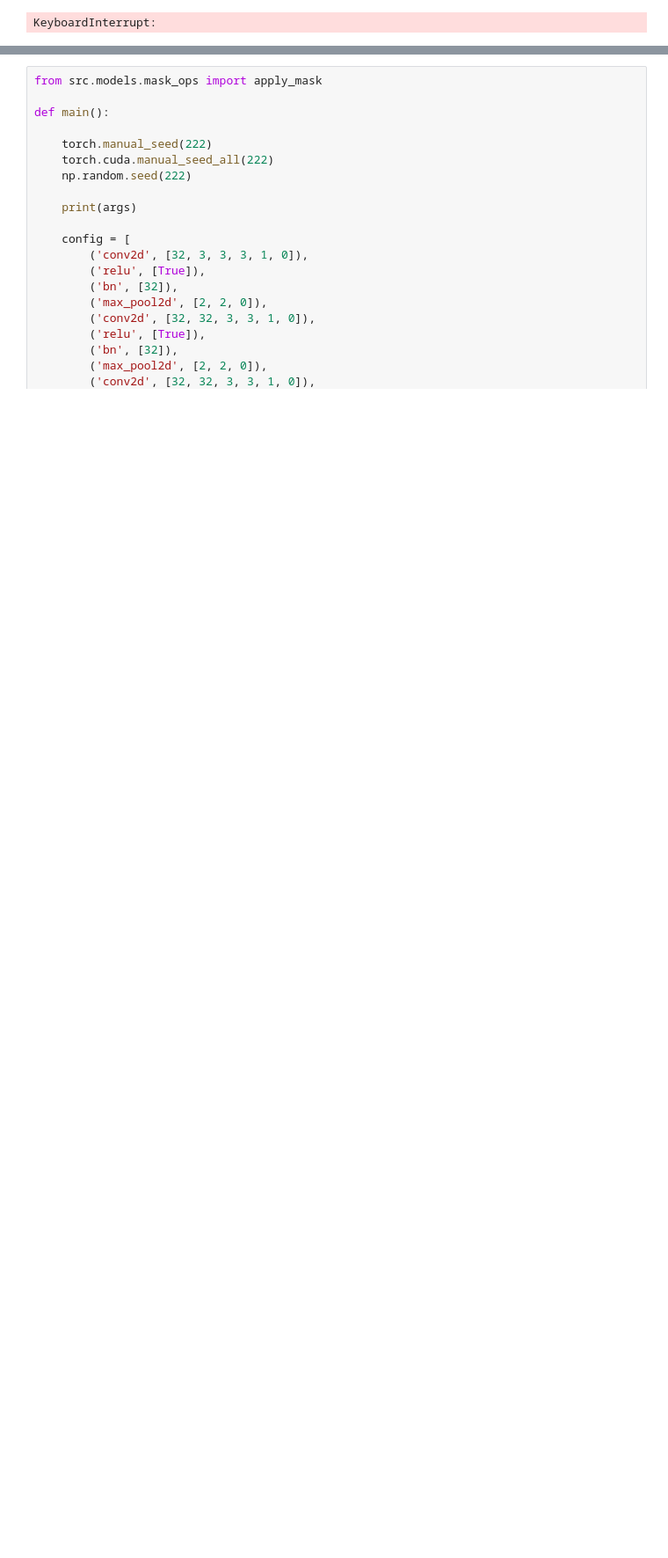
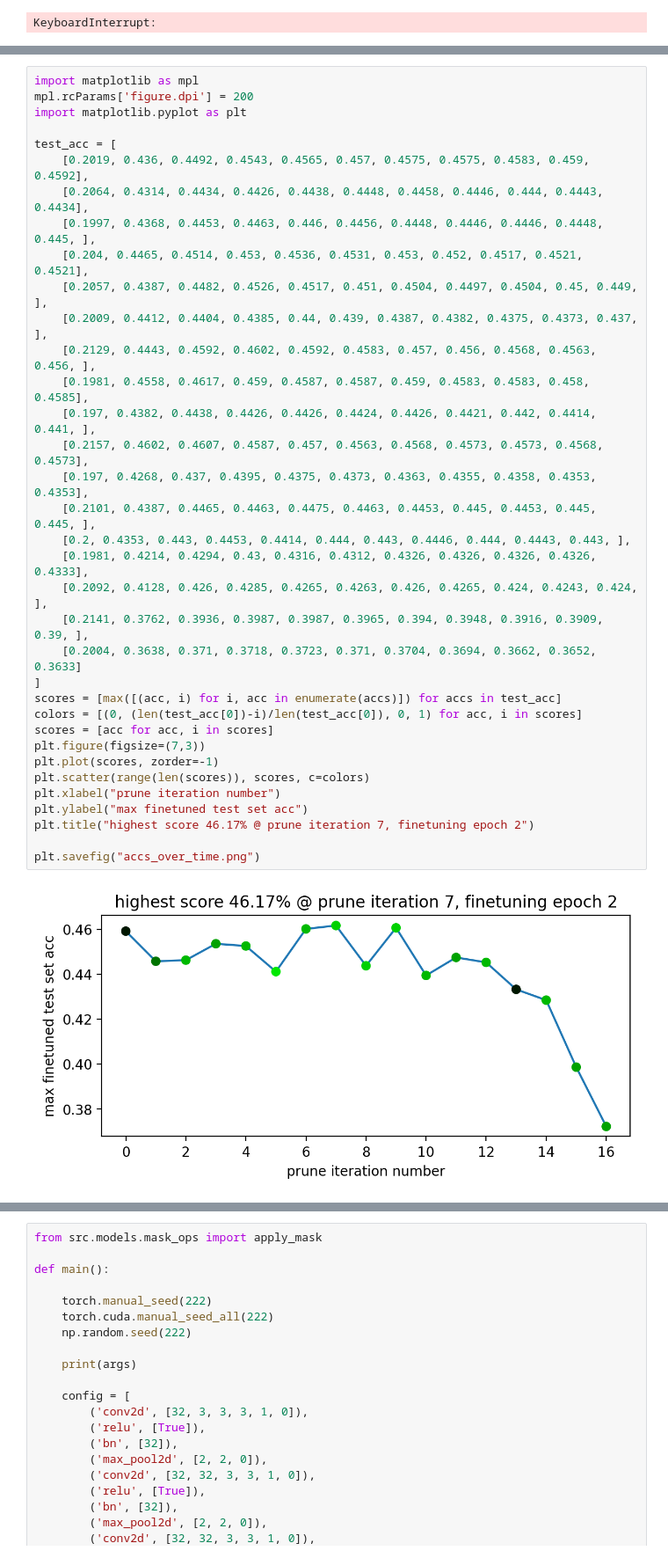
Before and after one commit to 0xDECAFC0FFEE/CS_269, a Jupyter notebook: notebooks/MAML.ipynb, the cells around one changed output, grey strips where cells are left out. Shown at 88% size. Cells and saved outputs as stored; diff of their text form; blank space fills up the shorter version.

```diff
--- a/notebooks/MAML.ipynb
+++ b/notebooks/MAML.ipynb
@@ -156,0 +149,37 @@ plt.plot(scores)
+# %%
+import matplotlib as mpl
+mpl.rcParams['figure.dpi'] = 200
+import matplotlib.pyplot as plt
+
+test_acc = [
+    [0.2019, 0.436, 0.4492, 0.4543, 0.4565, 0.457, 0.4575, 0.4575, 0.4583, 0.459, 0.4592],
+    [0.2064, 0.4314, 0.4434, 0.4426, 0.4438, 0.4448, 0.4458, 0.4446, 0.444, 0.4443, 0.4434],
+    [0.1997, 0.4368, 0.4453, 0.4463, 0.446, 0.4456, 0.4448, 0.4446, 0.4446, 0.4448, 0.445, ],
+    [0.204, 0.4465, 0.4514, 0.453, 0.4536, 0.4531, 0.453, 0.452, 0.4517, 0.4521, 0.4521],
+    [0.2057, 0.4387, 0.4482, 0.4526, 0.4517, 0.451, 0.4504, 0.4497, 0.4504, 0.45, 0.449, ],
+    [0.2009, 0.4412, 0.4404, 0.4385, 0.44, 0.439, 0.4387, 0.4382, 0.4375, 0.4373, 0.437, ],
+    [0.2129, 0.4443, 0.4592, 0.4602, 0.4592, 0.4583, 0.457, 0.456, 0.4568, 0.4563, 0.456, ],
+    [0.1981, 0.4558, 0.4617, 0.459, 0.4587, 0.4587, 0.459, 0.4583, 0.4583, 0.458, 0.4585],
+    [0.197, 0.4382, 0.4438, 0.4426, 0.4426, 0.4424, 0.4426, 0.4421, 0.442, 0.4414, 0.441, ],
+    [0.2157, 0.4602, 0.4607, 0.4587, 0.457, 0.4563, 0.4568, 0.4573, 0.4573, 0.4568, 0.4573],
+    [0.197, 0.4268, 0.437, 0.4395, 0.4375, 0.4373, 0.4363, 0.4355, 0.4358, 0.4353, 0.4353],
+    [0.2101, 0.4387, 0.4465, 0.4463, 0.4475, 0.4463, 0.4453, 0.445, 0.4453, 0.445, 0.445, ],
+    [0.2, 0.4353, 0.443, 0.4453, 0.4414, 0.444, 0.443, 0.4446, 0.444, 0.4443, 0.443, ],
+    [0.1981, 0.4214, 0.4294, 0.43, 0.4316, 0.4312, 0.4326, 0.4326, 0.4326, 0.4326, 0.4333],
+    [0.2092, 0.4128, 0.426, 0.4285, 0.4265, 0.4263, 0.426, 0.4265, 0.424, 0.4243, 0.424, ],
+    [0.2141, 0.3762, 0.3936, 0.3987, 0.3987, 0.3965, 0.394, 0.3948, 0.3916, 0.3909, 0.39, ],
+    [0.2004, 0.3638, 0.371, 0.3718, 0.3723, 0.371, 0.3704, 0.3694, 0.3662, 0.3652, 0.3633]
+]
+scores = [max([(acc, i) for i, acc in enumerate(accs)]) for accs in test_acc]
+colors = [(0, (len(test_acc[0])-i)/len(test_acc[0]), 0, 1) for acc, i in scores]
+scores = [acc for acc, i in scores]
+plt.figure(figsize=(7,3))
+plt.plot(scores, zorder=-1)
+plt.scatter(range(len(scores)), scores, c=colors)
+plt.xlabel("prune iteration number")
+plt.ylabel("max finetuned test set acc")
+plt.title("highest score 46.17% @ prune iteration 7, finetuning epoch 2")
+
+plt.savefig("accs_over_time.png")
+# %% [output]
+[figure, added]
```
Also changed, not shown: parts of 2 cells of this notebook, 5 other files.
